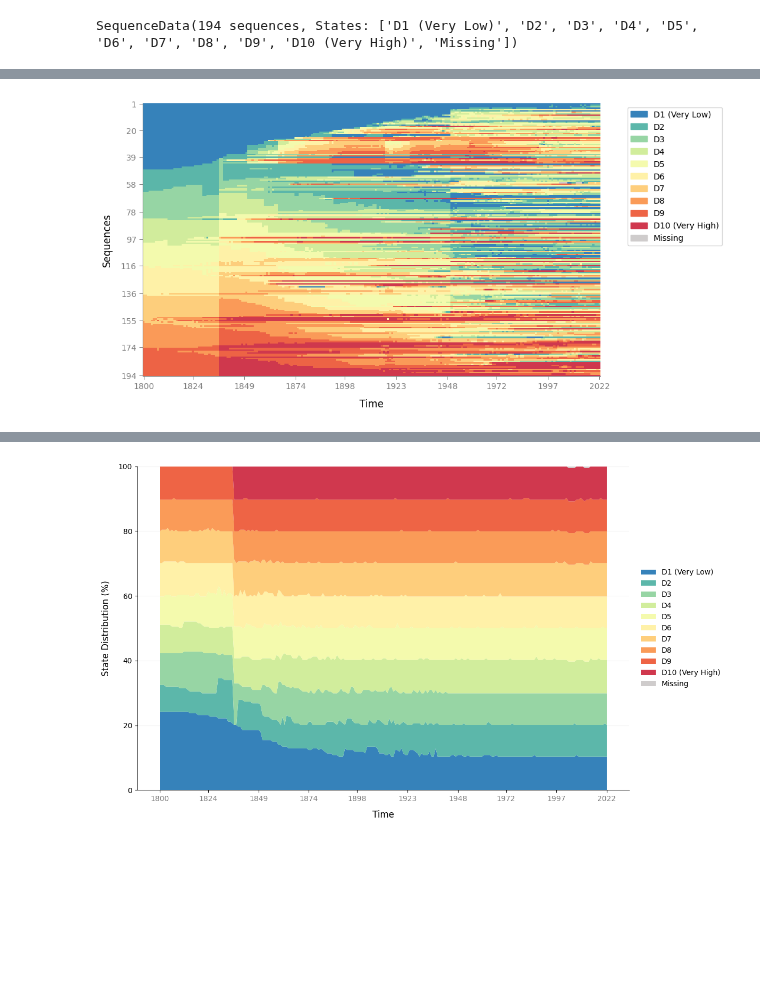
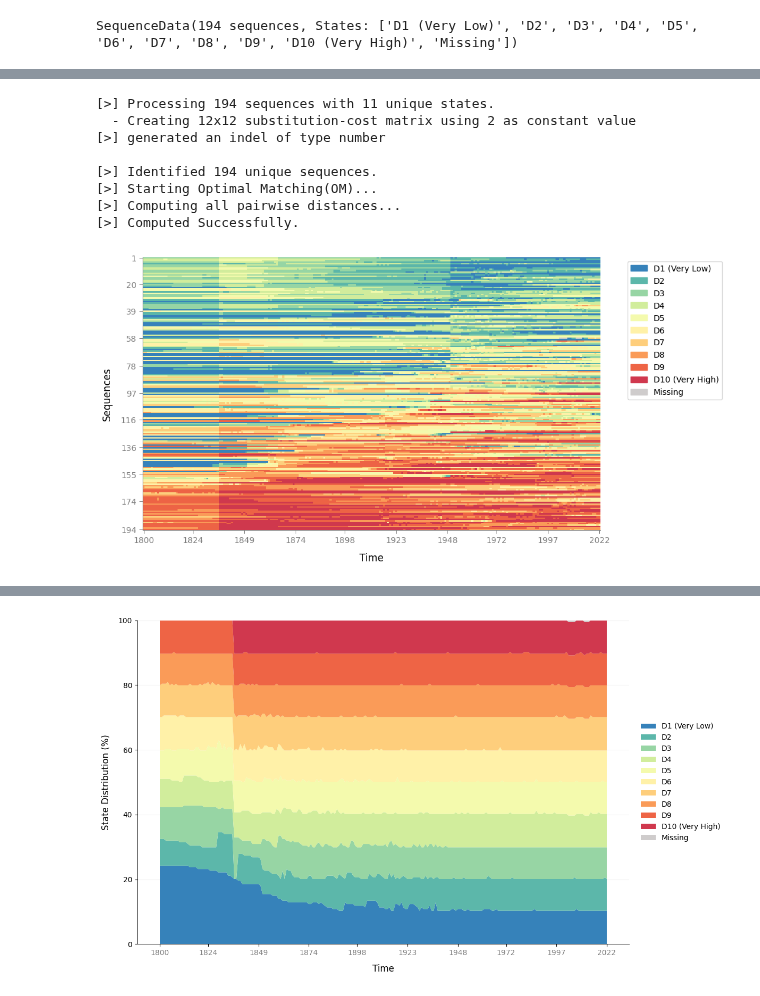
Before and after one commit to sdaza/Sequenzo, a Jupyter notebook: Tutorials/local_global_quintiles/local_deciles.ipynb, the cells around one changed output, grey strips where cells are left out. Drawn from its saved outputs; the diff is of its cells as text; code cells hidden in the pictures; blank space fills up the shorter version.

Commit message:
Updated and tested the sort_by option in index plot

```diff
--- a/Tutorials/local_global_quintiles/local_deciles.ipynb
+++ b/Tutorials/local_global_quintiles/local_deciles.ipynb
@@ -72,9 +83,17 @@ SequenceData(194 sequences, States: ['D1 (Very Low)', 'D2', 'D3', 'D4', 'D5', 'D
 # %%
 # Plot the index plot
 
 plot_sequence_index(sequence_data,
-                    title=None,
+                    sort_by="mds",
                     # save_as='index_plot'
                     )
 # %% [output]
+[>] Processing 194 sequences with 11 unique states.
+  - Creating 12x12 substitution-cost matrix using 2 as constant value
+[>] generated an indel of type number
+
+[>] Identified 194 unique sequences.
+[>] Starting Optimal Matching(OM)...
+[>] Computing all pairwise distances...
+[>] Computed Successfully.
-[figure, old version]
+[figure, new version]
```
Also changed, not shown: parts of 7 cells of this notebook, 2 other files.
